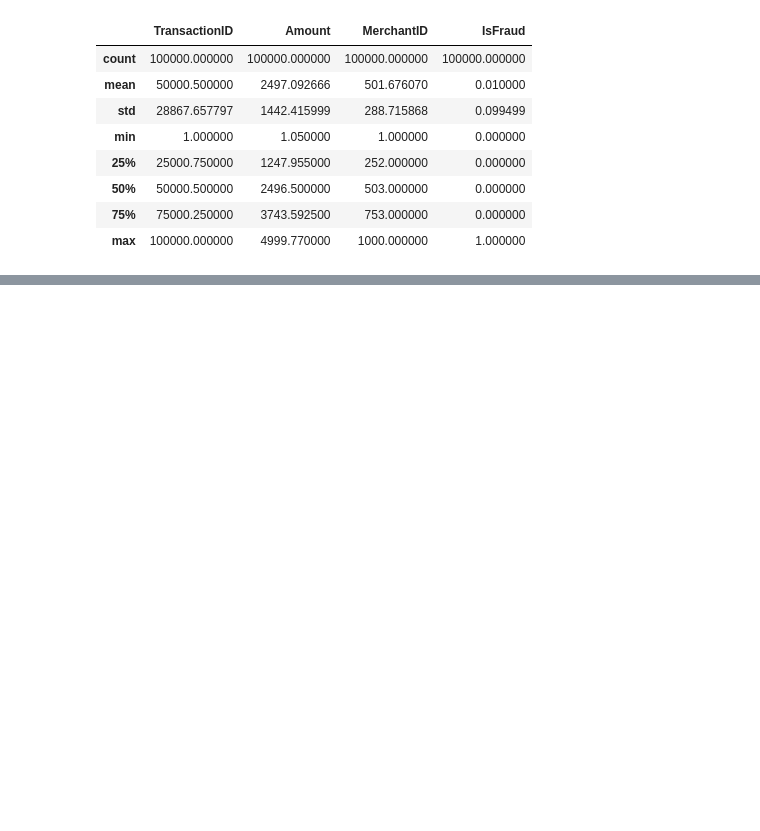
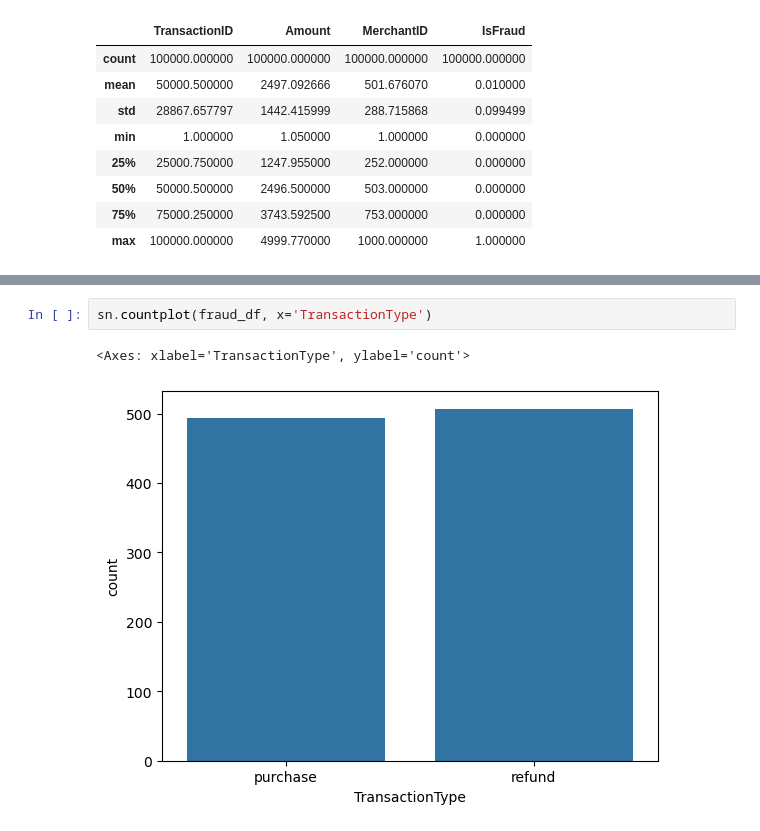
Before and after one commit to dalgurnawi/machine_learning, a Jupyter notebook: fraud_data.ipynb, the cells around one changed output, grey strips where cells are left out. Drawn from its saved outputs; the diff is of its cells as text; blank space fills up the shorter version.

```diff
--- a/fraud_data.ipynb
+++ b/fraud_data.ipynb
@@ -140,0 +281,5 @@ cities
+# %%
+sn.countplot(fraud_df, x='TransactionType')
+# %% [output]
+<Axes: xlabel='TransactionType', ylabel='count'>
+[figure, added]
```
Also changed, not shown: parts of 37 cells of this notebook, 2 other files.
